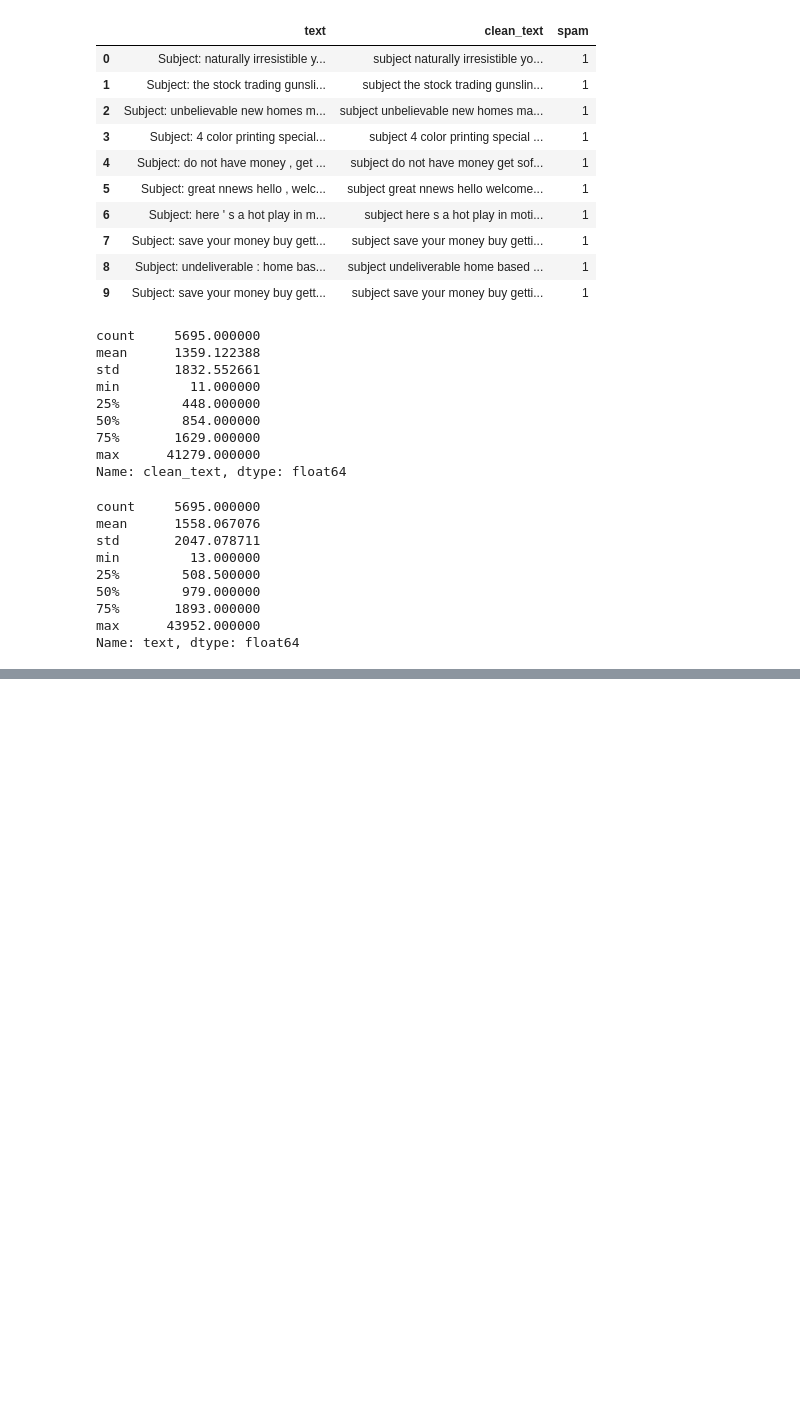
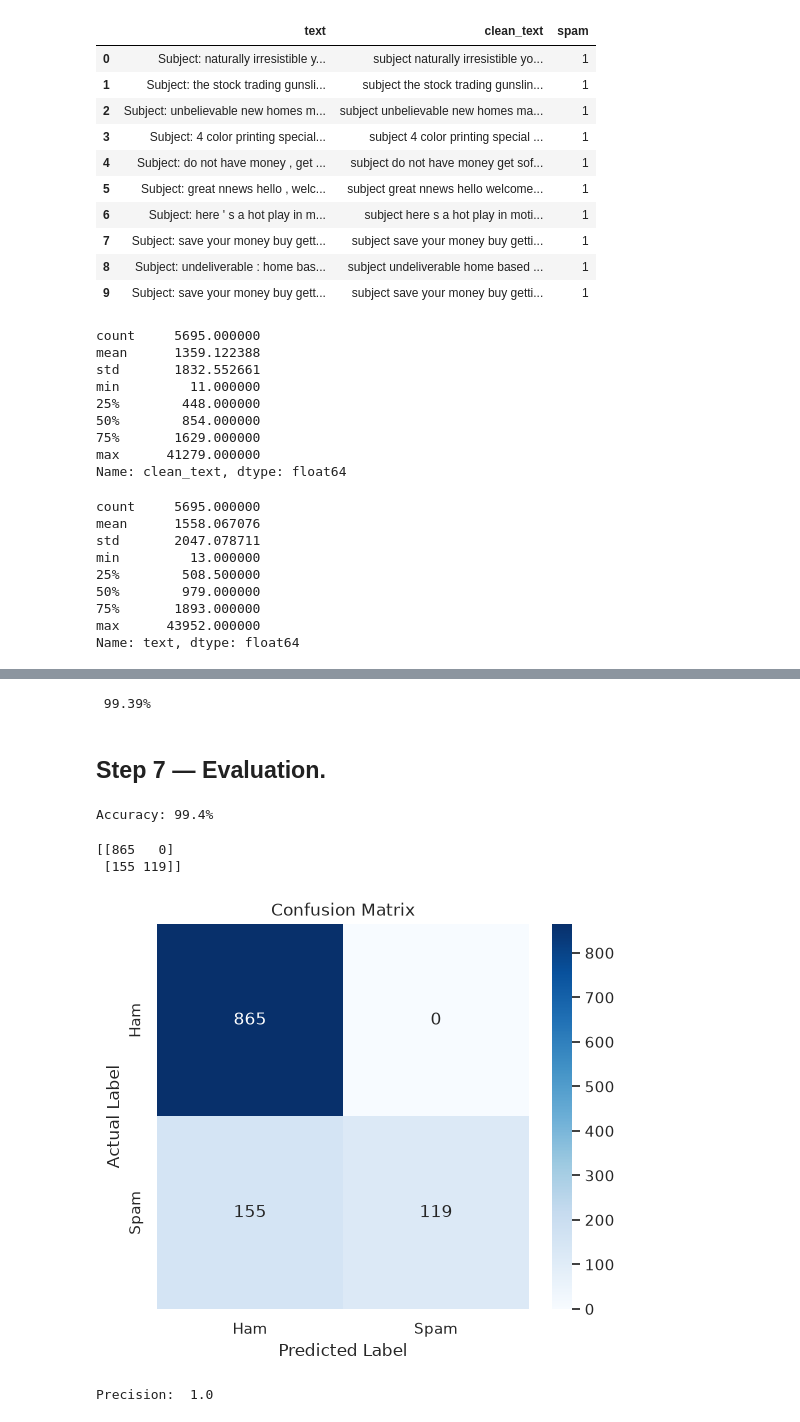
Before and after one commit to ahm18ed/email-spam-detector, a Jupyter notebook: notebooks/exploration.ipynb, the cells around one changed output, grey strips where cells are left out. Saved outputs shown, nothing was run; the diff lists cells and outputs as text; code cells hidden in the pictures; blank space fills up the shorter version.

Commit message:
add extraction section, evaluation section and experiments in exploration.ipynb

```diff
--- a/notebooks/exploration.ipynb
+++ b/notebooks/exploration.ipynb
@@ -481,0 +621,2 @@ df["clean_text"] = df["text"].apply(clean_text)
+# %%
+x_test_tfidf = vectorizer.transform(x_test)
@@ -481,0 +636,6 @@ df["clean_text"] = df["text"].apply(clean_text)
+# %%
+from sklearn.naive_bayes import MultinomialNB
+
+model = MultinomialNB(alpha= 0.01)
+# %%
+model.fit(x_train_tfidf, y_train)
@@ -481,0 +660,66 @@ df["clean_text"] = df["text"].apply(clean_text)
+# %%
+from sklearn.metrics import accuracy_score
+
+accuracy = accuracy_score(y_test, y_pred)
+print(f"{accuracy * 100: .2f}%")
+# %% [output]
+ 99.39%
+# %%
+from src.model.classifier import create_model
+
+model = create_model()
+
+model.fit(x_train_tfidf, y_train)
+
+y_pred = model.predict(x_test_tfidf)
+# %% [markdown]
+## Step 7 — Evaluation.
+# %%
+from sklearn.metrics import accuracy_score
+
+accuracy_evl = accuracy_score(y_test, y_pred)
+
+print(f"Accuracy:{accuracy * 100: .1f}%")
+# %% [output]
+Accuracy: 99.4%
+# %%
+from sklearn.metrics import confusion_matrix
+
+cm = confusion_matrix(y_test, y_pred)
+
+print(cm)
+# %% [output]
+[[865   0]
+ [155 119]]
+# %%
+import matplotlib.pyplot as plt
+import seaborn as sns
+from sklearn.metrics import confusion_matrix
+
+cm = confusion_matrix(y_test, y_pred)
+
+plt.figure(figsize=(6, 5))
+
+sns.heatmap(
+    cm,
+    annot=True,
+    fmt="d",
+    cmap="Blues",
+    xticklabels= ["Ham", "Spam"],
+    yticklabels= ["Ham", "Spam"]
+)
+
+plt.title("Confusion Matrix")
+plt.xlabel("Predicted Label")
+plt.ylabel("Actual Label")
+plt.show()
+# %% [output]
+[figure, added]
+# %%
+from sklearn.metrics import precision_score
+
+precision = precision_score(y_test, y_pred)
+
+print("Precision: ", precision)
+# %% [output]
+Precision:  1.0
```
Also changed, not shown: parts of 32 cells of this notebook, 6 other files.
